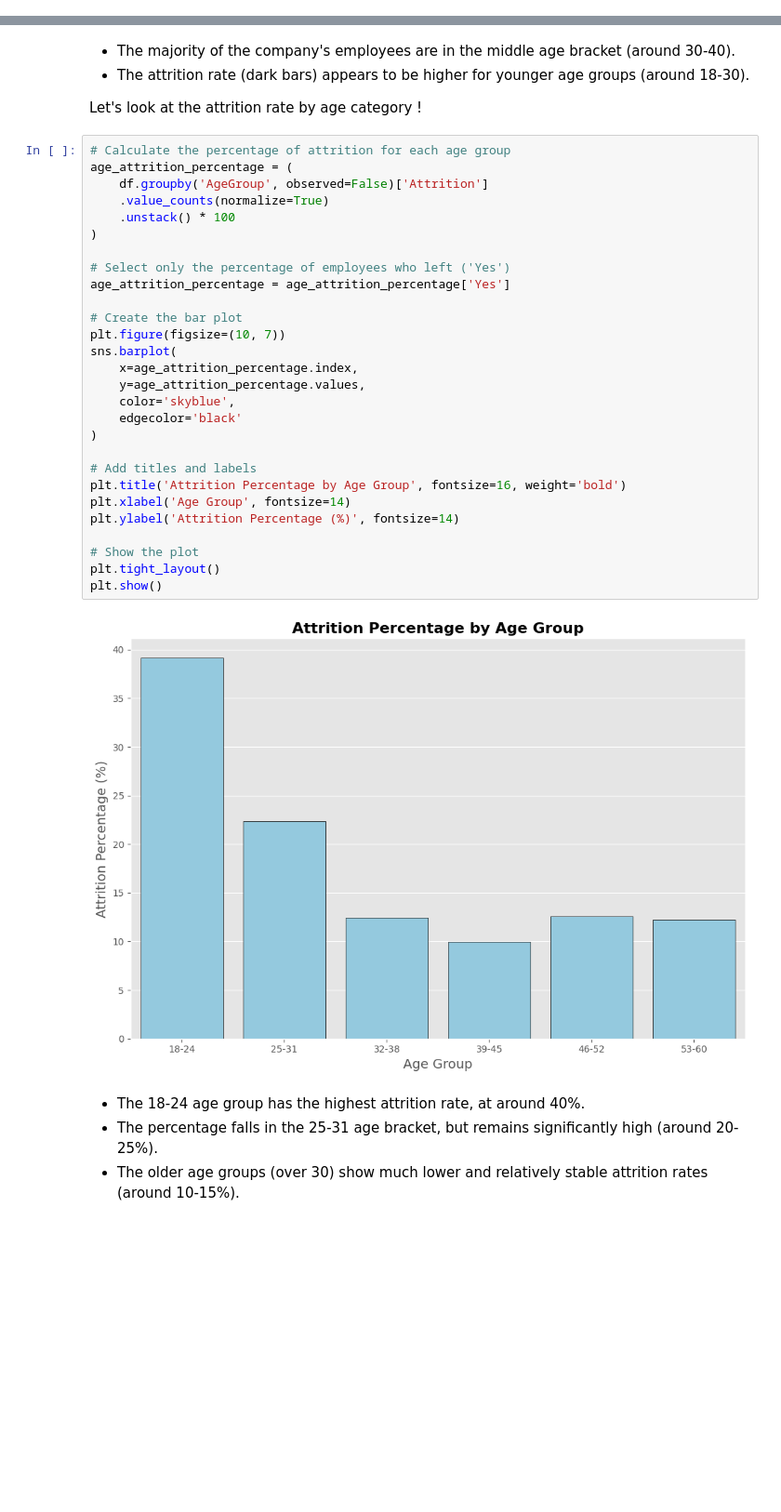
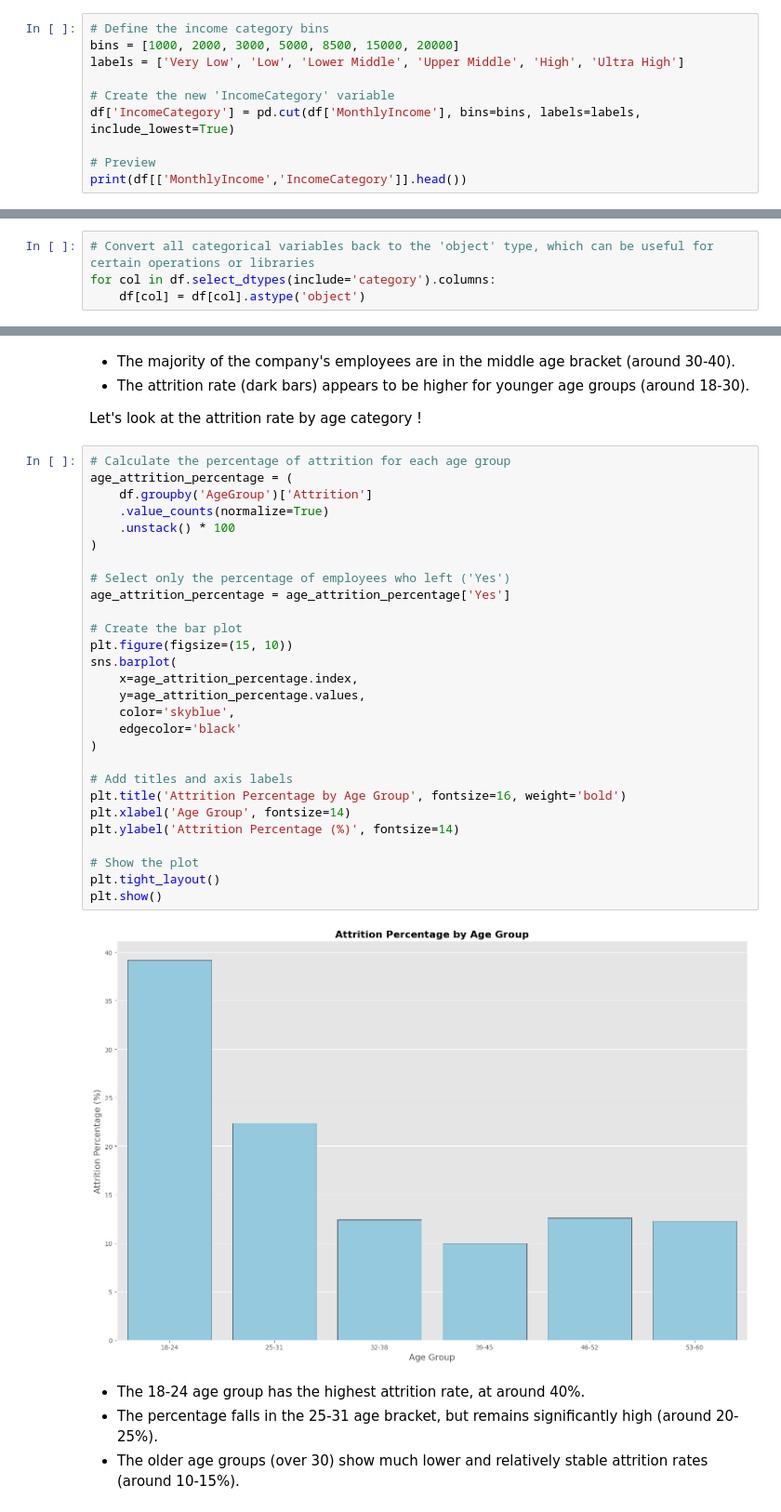
Before and after one commit to 0xArnaudR/IBM-HR-Analytics-Employee-Attrition, a Jupyter notebook: IBM_HR_Analytics_Employee_Attrition.ipynb, the cells around one changed output, grey strips where cells are left out. Shown at 93% size. Saved outputs shown, nothing was run; the diff lists cells and outputs as text; blank space fills up the shorter version.

Commit message:
feat: Complete analysis of demographic impact on attrition, fix errors, and start work on remuneration-attrition relationship

```diff
--- a/IBM_HR_Analytics_Employee_Attrition.ipynb
+++ b/IBM_HR_Analytics_Employee_Attrition.ipynb
@@ -301,0 +312,10 @@ print(df[['Age', 'AgeGroup']].head())
+# %%
+# Define the income category bins
+bins = [1000, 2000, 3000, 5000, 8500, 15000, 20000]
+labels = ['Very Low', 'Low', 'Lower Middle', 'Upper Middle', 'High', 'Ultra High']
+
+# Create the new 'IncomeCategory' variable
+df['IncomeCategory'] = pd.cut(df['MonthlyIncome'], bins=bins, labels=labels, include_lowest=True)
+
+# Preview
+print(df[['MonthlyIncome','IncomeCategory']].head())
@@ -302,3 +329,7 @@ print(df[['Age', 'AgeGroup']].head())
+# %%
+# Convert all categorical variables back to the 'object' type, which can be useful for certain operations or libraries
+for col in df.select_dtypes(include='category').columns:
+    df[col] = df[col].astype('object')
 # %% [markdown]
 ## 5. Exploratory Data Analysis (EDA)
 
@@ -559,33 +595,33 @@ Let's look at the attrition rate by age category !
 # %%
 # Calculate the percentage of attrition for each age group
 age_attrition_percentage = (
-    df.groupby('AgeGroup', observed=False)['Attrition']
+    df.groupby('AgeGroup')['Attrition']
     .value_counts(normalize=True)
     .unstack() * 100
 )
 
 # Select only the percentage of employees who left ('Yes')
 age_attrition_percentage = age_attrition_percentage['Yes']
 
 # Create the bar plot
-plt.figure(figsize=(10, 7))
+plt.figure(figsize=(15, 10))
 sns.barplot(
     x=age_attrition_percentage.index,
     y=age_attrition_percentage.values,
     color='skyblue',
     edgecolor='black'
 )
 
-# Add titles and labels
+# Add titles and axis labels
 plt.title('Attrition Percentage by Age Group', fontsize=16, weight='bold')
 plt.xlabel('Age Group', fontsize=14)
 plt.ylabel('Attrition Percentage (%)', fontsize=14)
 
 # Show the plot
 plt.tight_layout()
 plt.show()
 # %% [output]
-[figure, old version]
+[figure, new version]
 # %% [markdown]
 - The 18-24 age group has the highest attrition rate, at around 40%.
 - The percentage falls in the 25-31 age bracket, but remains significantly high (around 20-25%).
```
Also changed, not shown: parts of 26 cells of this notebook.
